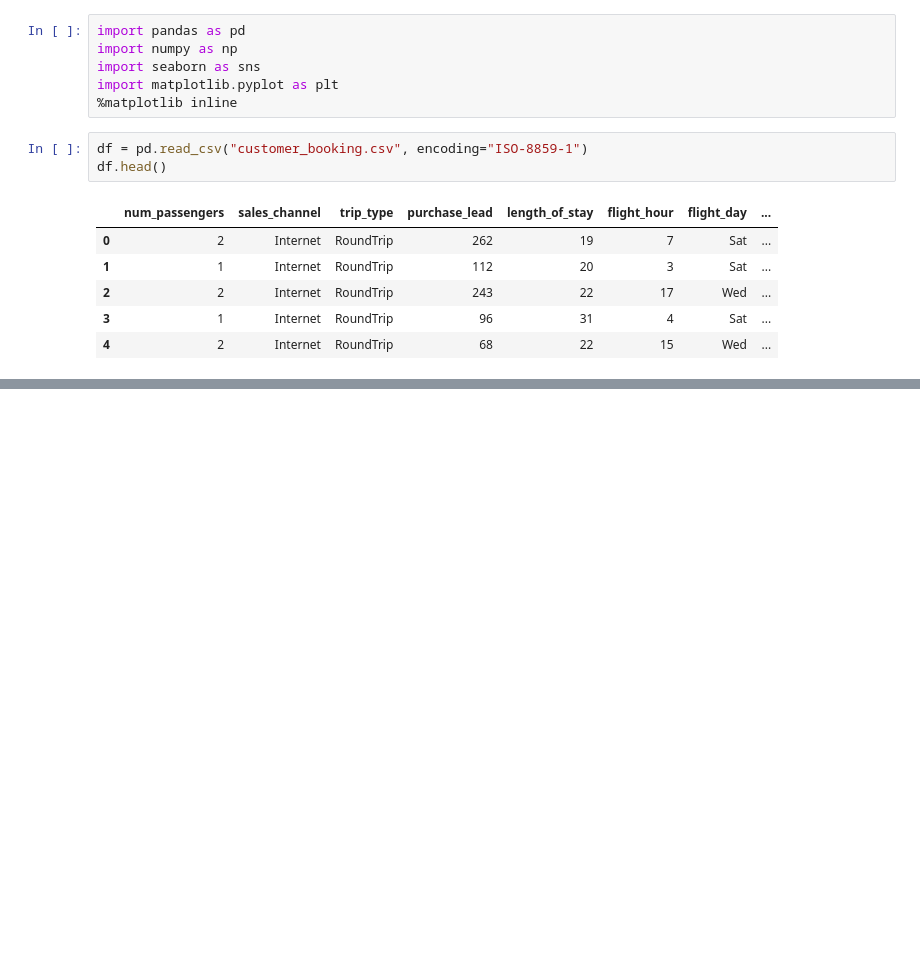
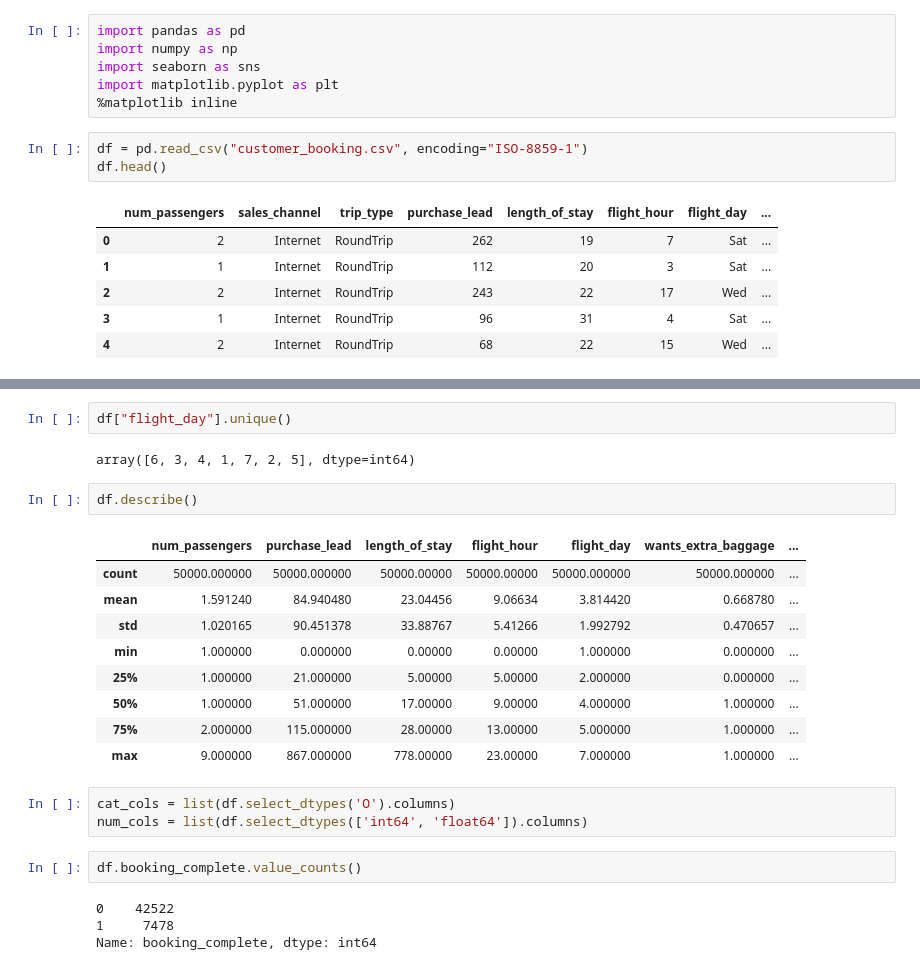
Before and after one commit to DOMINION-JOHN1/British-Airways, a Jupyter notebook: Customer data.ipynb, the cells around one changed output, grey strips where cells are left out. Cells and saved outputs as stored; diff of their text form; blank space fills up the shorter version.

```diff
--- a/Customer data.ipynb
+++ b/Customer data.ipynb
@@ -16,0 +53,25 @@ df.head()
+# %%
+df["flight_day"].unique()
+# %% [output]
+array([6, 3, 4, 1, 7, 2, 5], dtype=int64)
+# %%
+df.describe()
+# %% [output]
+|  | num_passengers | purchase_lead | length_of_stay | flight_hour | flight_day | wants_extra_baggage | ... |
+| count | 50000.000000 | 50000.000000 | 50000.00000 | 50000.00000 | 50000.000000 | 50000.000000 | ... |
+| mean | 1.591240 | 84.940480 | 23.04456 | 9.06634 | 3.814420 | 0.668780 | ... |
+| std | 1.020165 | 90.451378 | 33.88767 | 5.41266 | 1.992792 | 0.470657 | ... |
+| min | 1.000000 | 0.000000 | 0.00000 | 0.00000 | 1.000000 | 0.000000 | ... |
+| 25% | 1.000000 | 21.000000 | 5.00000 | 5.00000 | 2.000000 | 0.000000 | ... |
+| 50% | 1.000000 | 51.000000 | 17.00000 | 9.00000 | 4.000000 | 1.000000 | ... |
+| 75% | 2.000000 | 115.000000 | 28.00000 | 13.00000 | 5.000000 | 1.000000 | ... |
+| max | 9.000000 | 867.000000 | 778.00000 | 23.00000 | 7.000000 | 1.000000 | ... |
+# %%
+cat_cols = list(df.select_dtypes('O').columns)
+num_cols = list(df.select_dtypes(['int64', 'float64']).columns)
+# %%
+df.booking_complete.value_counts()
+# %% [output]
+0    42522
+1     7478
+Name: booking_complete, dtype: int64
```
Also changed, not shown: parts of 26 cells of this notebook.
